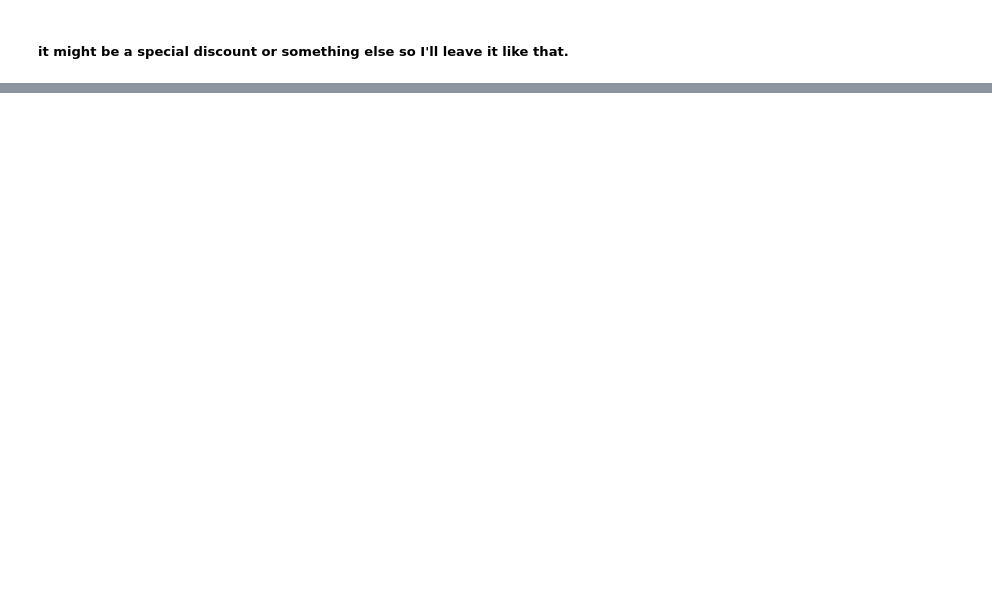
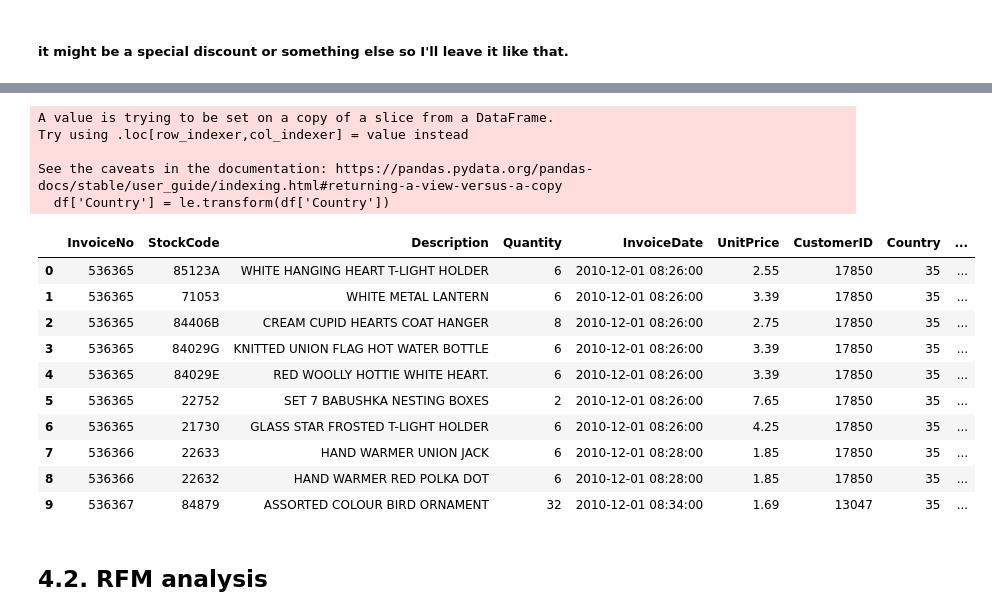
Before and after one commit to vannda21/customer_segmentaion, a Jupyter notebook: Customer_seg.ipynb, the cells around one changed output, grey strips where cells are left out. Cells and saved outputs as stored; diff of their text form; code cells hidden in the pictures; blank space fills up the shorter version.

```diff
--- a/Customer_seg.ipynb
+++ b/Customer_seg.ipynb
@@ -652,0 +690,3 @@ df[(df['UnitPrice'] == 0)].head(5)
+# %%
+le = LabelEncoder()
+le.fit(df['Country'])
@@ -652,0 +716,8 @@ df[(df['UnitPrice'] == 0)].head(5)
+# %%
+df['Country'] = le.transform(df['Country'])
+# %% [output]
+A value is trying to be set on a copy of a slice from a DataFrame.
+Try using .loc[row_indexer,col_indexer] = value instead
+
+See the caveats in the documentation: https://pandas.pydata.org/pandas-docs/stable/user_guide/indexing.html#returning-a-view-versus-a-copy
+  df['Country'] = le.transform(df['Country'])
@@ -652,0 +727,16 @@ df[(df['UnitPrice'] == 0)].head(5)
+# %%
+df.head(10)
+# %% [output]
+|  | InvoiceNo | StockCode | Description | Quantity | InvoiceDate | UnitPrice | CustomerID | Country | ... |
+| 0 | 536365 | 85123A | WHITE HANGING HEART T-LIGHT HOLDER | 6 | 2010-12-01 08:26:00 | 2.55 | 17850 | 35 | ... |
+| 1 | 536365 | 71053 | WHITE METAL LANTERN | 6 | 2010-12-01 08:26:00 | 3.39 | 17850 | 35 | ... |
+| 2 | 536365 | 84406B | CREAM CUPID HEARTS COAT HANGER | 8 | 2010-12-01 08:26:00 | 2.75 | 17850 | 35 | ... |
+| 3 | 536365 | 84029G | KNITTED UNION FLAG HOT WATER BOTTLE | 6 | 2010-12-01 08:26:00 | 3.39 | 17850 | 35 | ... |
+| 4 | 536365 | 84029E | RED WOOLLY HOTTIE WHITE HEART. | 6 | 2010-12-01 08:26:00 | 3.39 | 17850 | 35 | ... |
+| 5 | 536365 | 22752 | SET 7 BABUSHKA NESTING BOXES | 2 | 2010-12-01 08:26:00 | 7.65 | 17850 | 35 | ... |
+| 6 | 536365 | 21730 | GLASS STAR FROSTED T-LIGHT HOLDER | 6 | 2010-12-01 08:26:00 | 4.25 | 17850 | 35 | ... |
+| 7 | 536366 | 22633 | HAND WARMER UNION JACK | 6 | 2010-12-01 08:28:00 | 1.85 | 17850 | 35 | ... |
+| 8 | 536366 | 22632 | HAND WARMER RED POLKA DOT | 6 | 2010-12-01 08:28:00 | 1.85 | 17850 | 35 | ... |
+| 9 | 536367 | 84879 | ASSORTED COLOUR BIRD ORNAMENT | 32 | 2010-12-01 08:34:00 | 1.69 | 13047 | 35 | ... |
+# %% [markdown]
+## 4.2. RFM analysis
```
Also changed, not shown: parts of 19 cells of this notebook, 1 other file.
